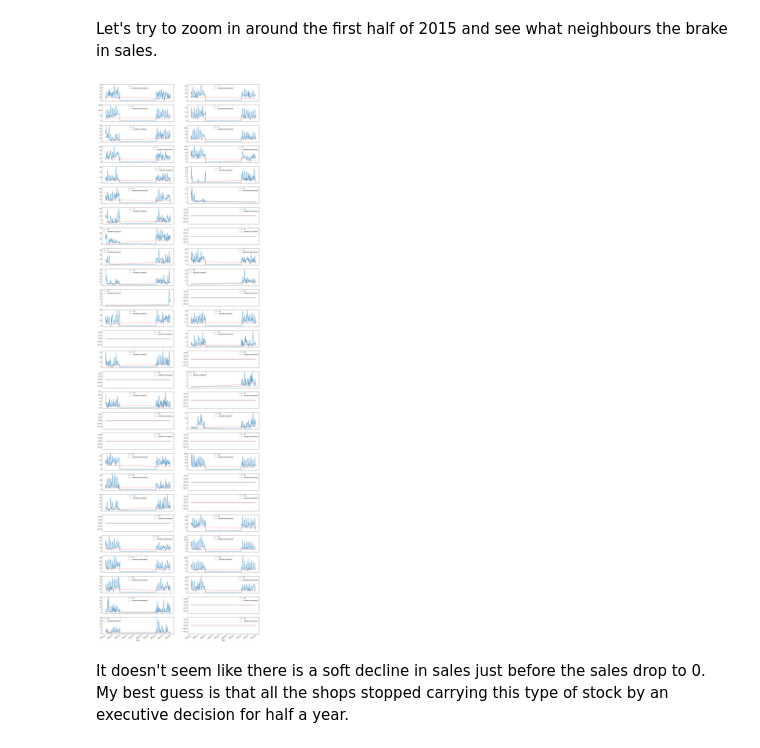
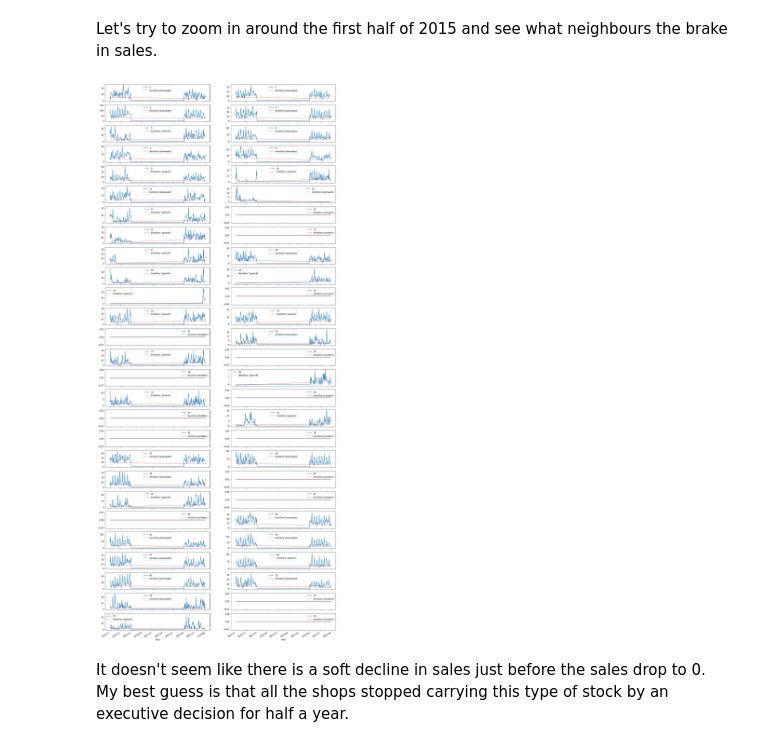
Before and after one commit to kurazu/kaggle-store-sales, a Jupyter notebook: nbs/EDA-simple.ipynb, the cells around one changed output. Drawn from its saved outputs; the diff is of its cells as text; code cells hidden in the pictures.

```diff
--- a/nbs/EDA-simple.ipynb
+++ b/nbs/EDA-simple.ipynb
@@ -202,24 +189,11 @@ for ax, grouping_key in zip(axes.ravel(), ladieswear.groups.keys()):
 # %% [markdown]
 Let's try to zoom in around the first half of 2015 and see what neighbours the brake in sales.
-# %%
-zoom_df = train_df[(train_df.date >= '2014-11-01') & (train_df.date <= '2015-07-31')]
-zoom_ladieswear = zoom_df[zoom_df.family == 'LADIESWEAR'].groupby('store_nbr')
-fig, axes = plt.subplots(nrows=math.ceil(num_shops / 2), ncols=2, figsize=(20, 80), sharex=True)
-for ax, grouping_key in zip(axes.ravel(), zoom_ladieswear.groups.keys()):
-    data = zoom_ladieswear.get_group(grouping_key)
-
-    trendline_coefficients = np.polyfit(x=data.date.map(pd.Timestamp.timestamp), y=data.sales, deg=1)
-    a, b = trendline_coefficients
-    trendline_polynomial = np.poly1d(trendline_coefficients)
-
-    trend_indicator = {-1: 'downward', +1: 'upward', 0: 'constant'}[np.sign(a)]
-
-    data.plot(x='date', y='sales', kind='line', ax=ax, label=grouping_key)
-    ax.plot(data.date, trendline_polynomial(data.date.map(pd.Timestamp.timestamp)), 'r-', label=f'trendline ({trend_indicator})', alpha=0.5)
-
-    ax.legend()
-# %% [output]
-[figure, removed]
+# %%
+zoom_df = train_df[(train_df.date >= '2014-11-01') & (train_df.date <= '2015-07-31')]
+zoom_ladieswear = zoom_df[zoom_df.family == 'LADIESWEAR'].groupby('store_nbr')
+show_sales(zoom_ladieswear)
+# %% [output]
+[figure, added]
 # %% [markdown]
 It doesn't seem like there is a soft decline in sales just before the sales drop to 0. My best guess is that all the shops stopped carrying this type of stock by an executive decision for half a year.
 # %% [markdown]
```
Also changed, not shown: parts of 39 cells of this notebook, 3 other files.
